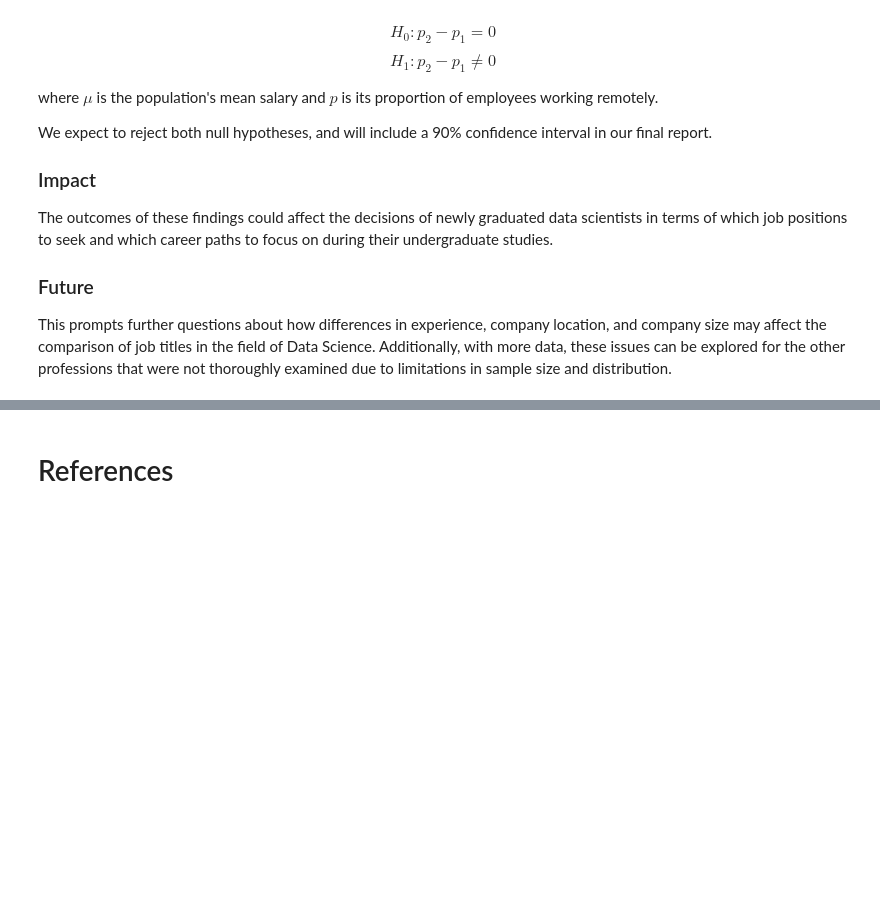
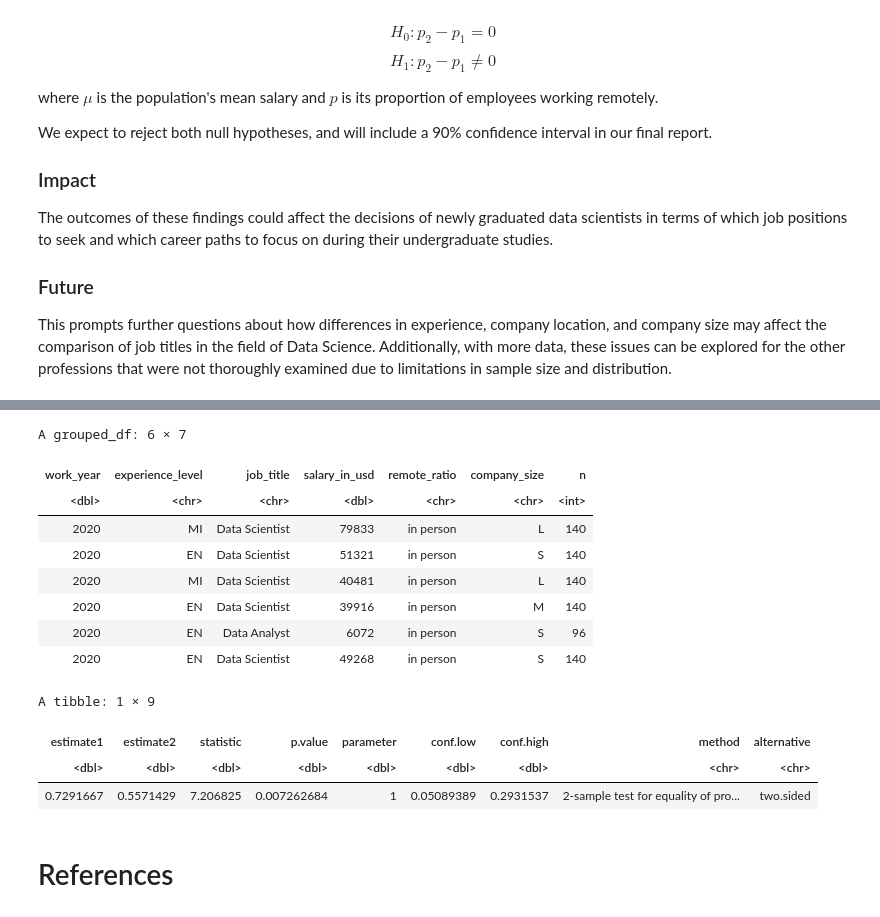
Before and after one commit to vindennt/stat-201-project-group-10, a Jupyter notebook: proposal (4).ipynb, the cells around one changed output, grey strips where cells are left out. Drawn from its saved outputs; the diff is of its cells as text; code cells hidden in the pictures; blank space fills up the shorter version.

```diff
--- a/proposal (4).ipynb
+++ b/proposal (4).ipynb
@@ -315,3 +432,32 @@ This prompts further questions about how differences in experience, company loca
+# %%
+# answer3.4.4 <- tidy(
+#     prop.test(x = c(sum(high$contraceptive == "Yes"), sum(low$contraceptive == "Yes")), # an array with the number of successes in each sample
+#                   n = c(nrow(high),nrow(low)), # an array with the size of each sample
+#                   correct = FALSE))
+analyst_prop <- salaries_new %>%
+        filter(job_title == "Data Analyst")
+scientist_prop <- salaries_new %>%
+        filter(job_title == "Data Scientist")
+head(salaries_new)
+prop_test <- tidy(
+    prop.test(x = c(sum(analyst$remote_ratio == "remote"), sum(scientist$remote_ratio == "remote")),
+              n = c(nrow(analyst_prop), nrow(scientist_prop)),
+              correct = FALSE))
+prop_test
+# %% [output]
+A grouped_df: 6 × 7
+| work_year | experience_level | job_title | salary_in_usd | remote_ratio | company_size | n |
+| <dbl> | <chr> | <chr> | <dbl> | <chr> | <chr> | <int> |
+| 2020 | MI | Data Scientist | 79833 | in person | L | 140 |
+| 2020 | EN | Data Scientist | 51321 | in person | S | 140 |
+| 2020 | MI | Data Scientist | 40481 | in person | L | 140 |
+| 2020 | EN | Data Scientist | 39916 | in person | M | 140 |
+| 2020 | EN | Data Analyst | 6072 | in person | S | 96 |
+| 2020 | EN | Data Scientist | 49268 | in person | S | 140 |
+A tibble: 1 × 9
+| estimate1 | estimate2 | statistic | p.value | parameter | conf.low | conf.high | method | alternative |
+| <dbl> | <dbl> | <dbl> | <dbl> | <dbl> | <dbl> | <dbl> | <chr> | <chr> |
+| 0.7291667 | 0.5571429 | 7.206825 | 0.007262684 | 1 | 0.05089389 | 0.2931537 | 2-sample test for equality of pro... | two.sided |
 # %% [markdown]
 # References
 # %% [markdown]
```
Also changed, not shown: parts of 11 cells of this notebook.
